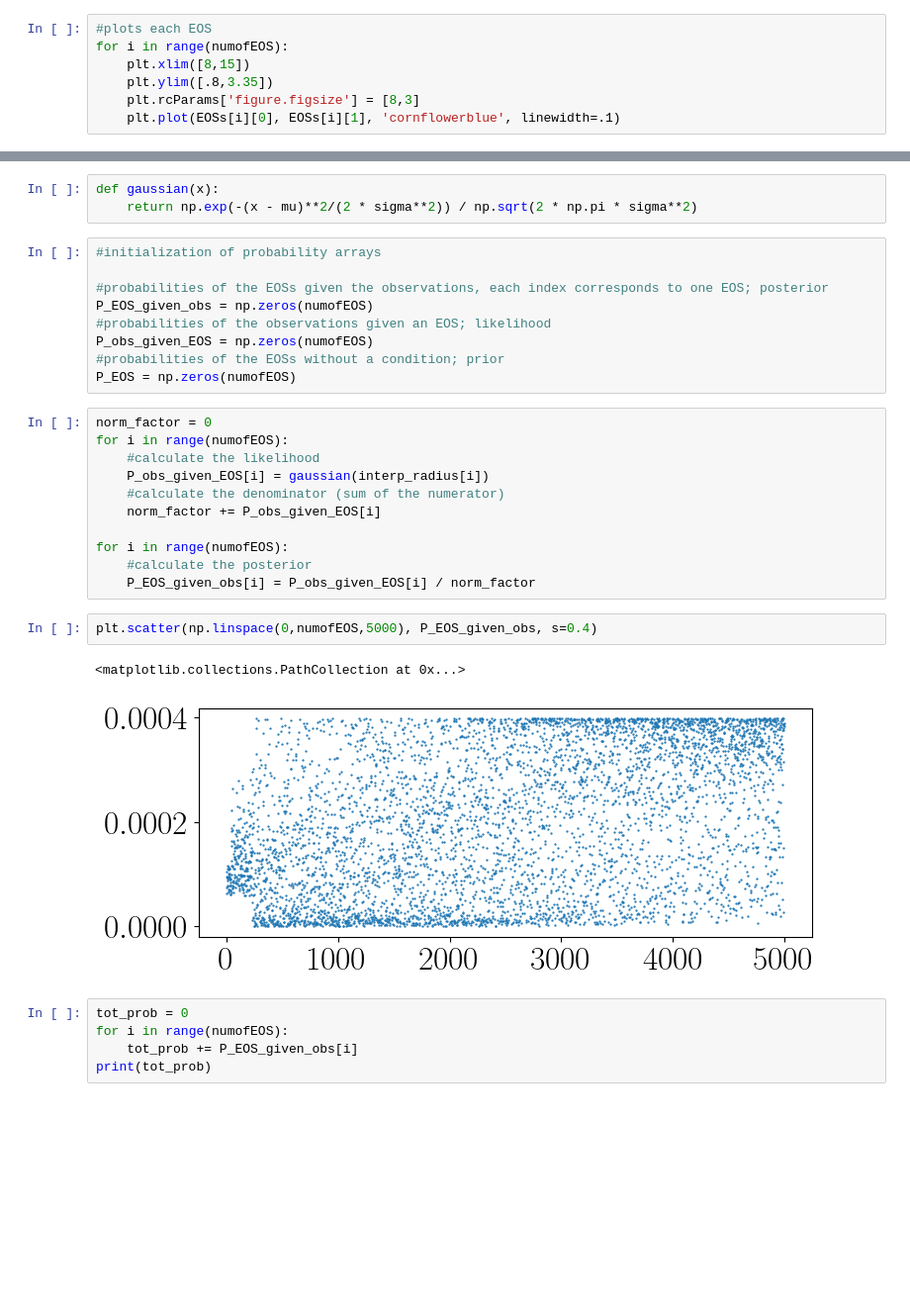
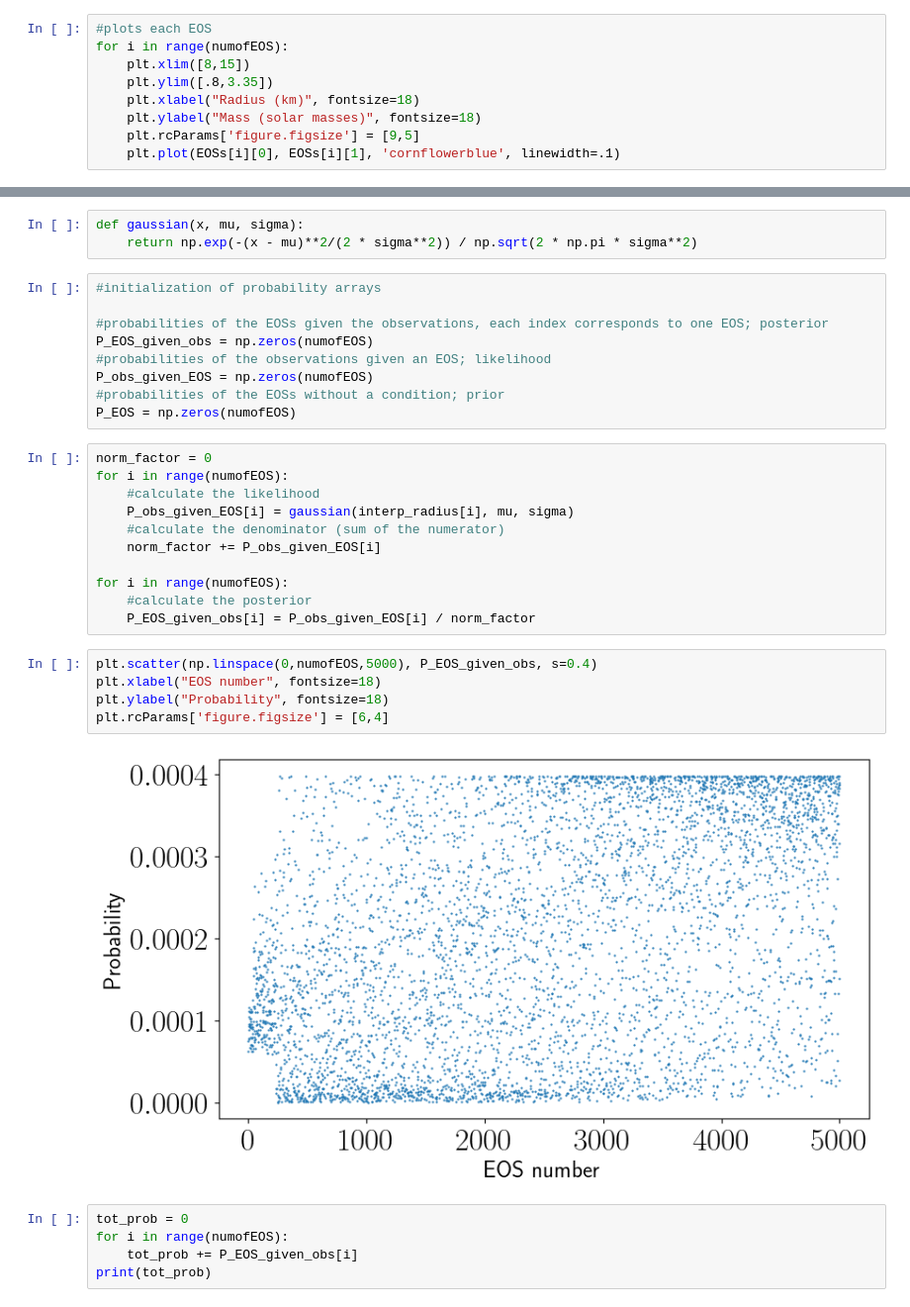
Before and after one commit to tatep0/Astroboy, a Jupyter notebook: Neutron Stars/EOS/1varGaussian.ipynb, the cells around one changed output, grey strips where cells are left out. Shown: that part at 99% size. Drawn from its saved outputs; the diff is of its cells as text; blank space fills up the shorter version.

```diff
--- a/Neutron Stars/EOS/1varGaussian.ipynb
+++ b/Neutron Stars/EOS/1varGaussian.ipynb
@@ -31,6 +30,8 @@ for i in range(numofEOS):
 for i in range(numofEOS):
     plt.xlim([8,15])
     plt.ylim([.8,3.35])
-    plt.rcParams['figure.figsize'] = [8,3]
+    plt.xlabel("Radius (km)", fontsize=18)
+    plt.ylabel("Mass (solar masses)", fontsize=18)
+    plt.rcParams['figure.figsize'] = [9,5]
     plt.plot(EOSs[i][0], EOSs[i][1], 'cornflowerblue', linewidth=.1)
 # %% [output]
@@ -103,7 +104,7 @@ print(interp_radius)
 sigma = 0.8
 mu = 11.8
 # %%
-def gaussian(x):
+def gaussian(x, mu, sigma):
     return np.exp(-(x - mu)**2/(2 * sigma**2)) / np.sqrt(2 * np.pi * sigma**2)
 # %%
 #initialization of probability arrays
@@ -118,7 +119,7 @@ P_EOS = np.zeros(numofEOS)
 norm_factor = 0
 for i in range(numofEOS):
     #calculate the likelihood
-    P_obs_given_EOS[i] = gaussian(interp_radius[i])
+    P_obs_given_EOS[i] = gaussian(interp_radius[i], mu, sigma)
     #calculate the denominator (sum of the numerator)
     norm_factor += P_obs_given_EOS[i]
 
@@ -127,9 +128,11 @@ for i in range(numofEOS):
     P_EOS_given_obs[i] = P_obs_given_EOS[i] / norm_factor
 # %%
 plt.scatter(np.linspace(0,numofEOS,5000), P_EOS_given_obs, s=0.4)
+plt.xlabel("EOS number", fontsize=18)
+plt.ylabel("Probability", fontsize=18)
+plt.rcParams['figure.figsize'] = [6,4]
 # %% [output]
-<matplotlib.collections.PathCollection at 0x...>
-[figure, old version]
+[figure, new version]
 # %%
 tot_prob = 0
 for i in range(numofEOS):
```
Also changed, not shown: parts of 3 cells of this notebook.
